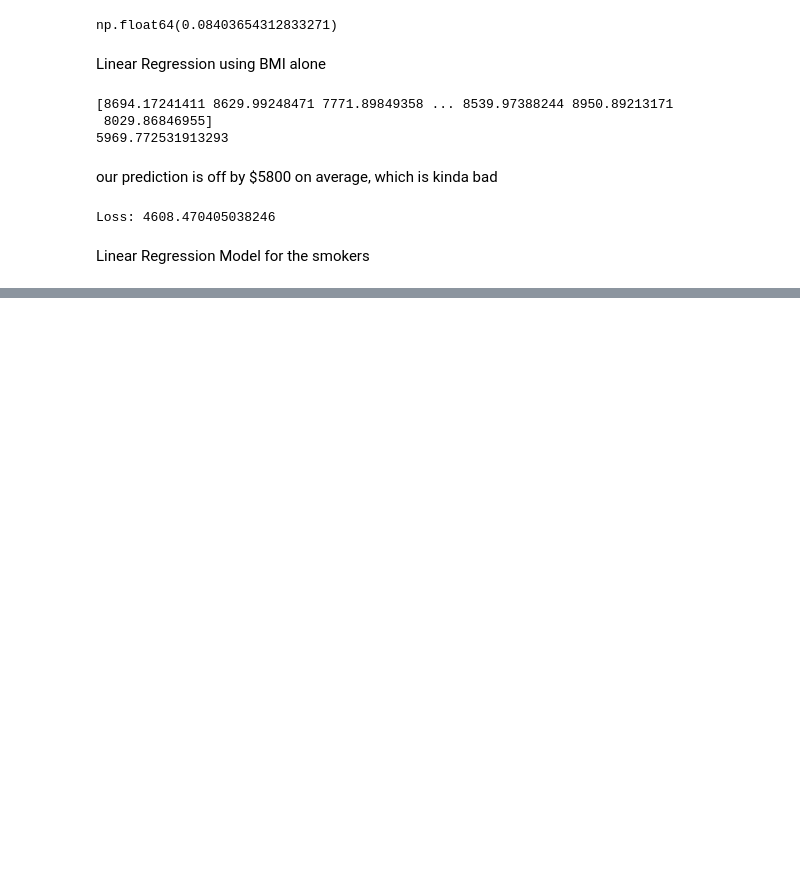
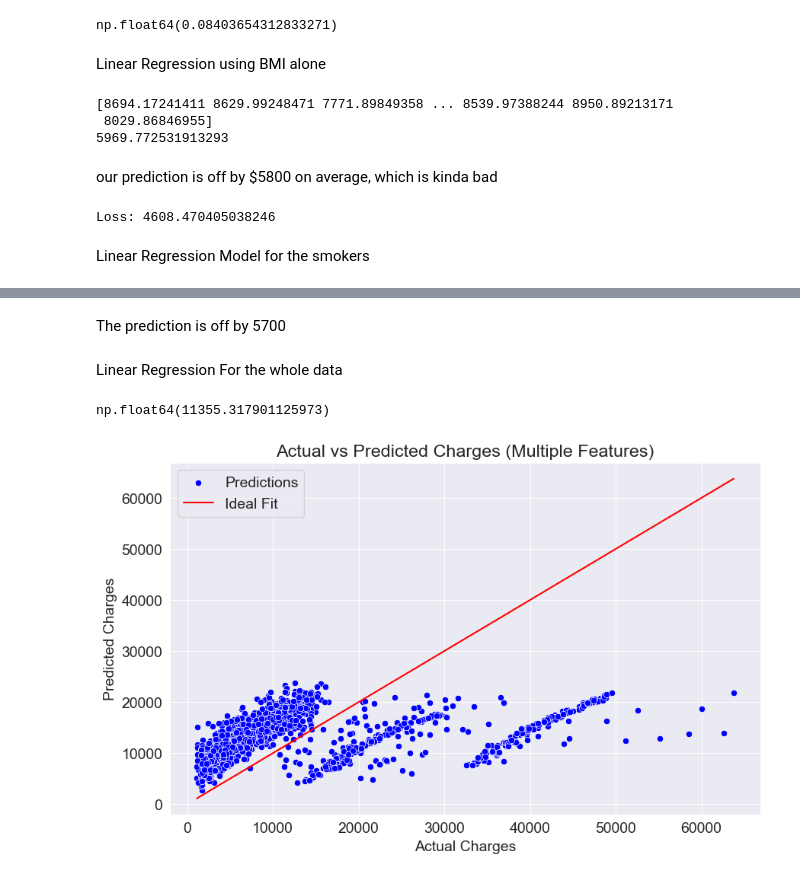
Before and after one commit to 22AmitDeo/Linear-Regression, a Jupyter notebook: notebook.ipynb, the cells around one changed output, grey strips where cells are left out. Cells and saved outputs as stored; diff of their text form; code cells hidden in the pictures; blank space fills up the shorter version.

```diff
--- a/notebook.ipynb
+++ b/notebook.ipynb
@@ -297,0 +353,24 @@ Linear Regression Model for the smokers
+# %% [markdown]
+The prediction is off by 5700
+# %% [markdown]
+Linear Regression For the whole data
+# %%
+inputs,targets=medical_df[['age', 'bmi', 'children']],medical_df['charges']
+model=LinearRegression().fit(inputs,targets)
+predictions=model.predict(inputs)
+predictions
+loss=np.sqrt(rmse(targets,predictions))
+loss
+# %% [output]
+np.float64(11355.317901125973)
+# %%
+plt.figure(figsize=(10, 6))
+sns.scatterplot(x=targets, y=predictions, color='blue', label='Predictions')
+sns.lineplot(x=targets, y=targets, color='red', label='Ideal Fit')
+plt.xlabel('Actual Charges')
+plt.ylabel('Predicted Charges')
+plt.title('Actual vs Predicted Charges (Multiple Features)')
+plt.legend()
+plt.show()
+# %% [output]
+[figure, added]
```
Also changed, not shown: parts of 3 cells of this notebook.
